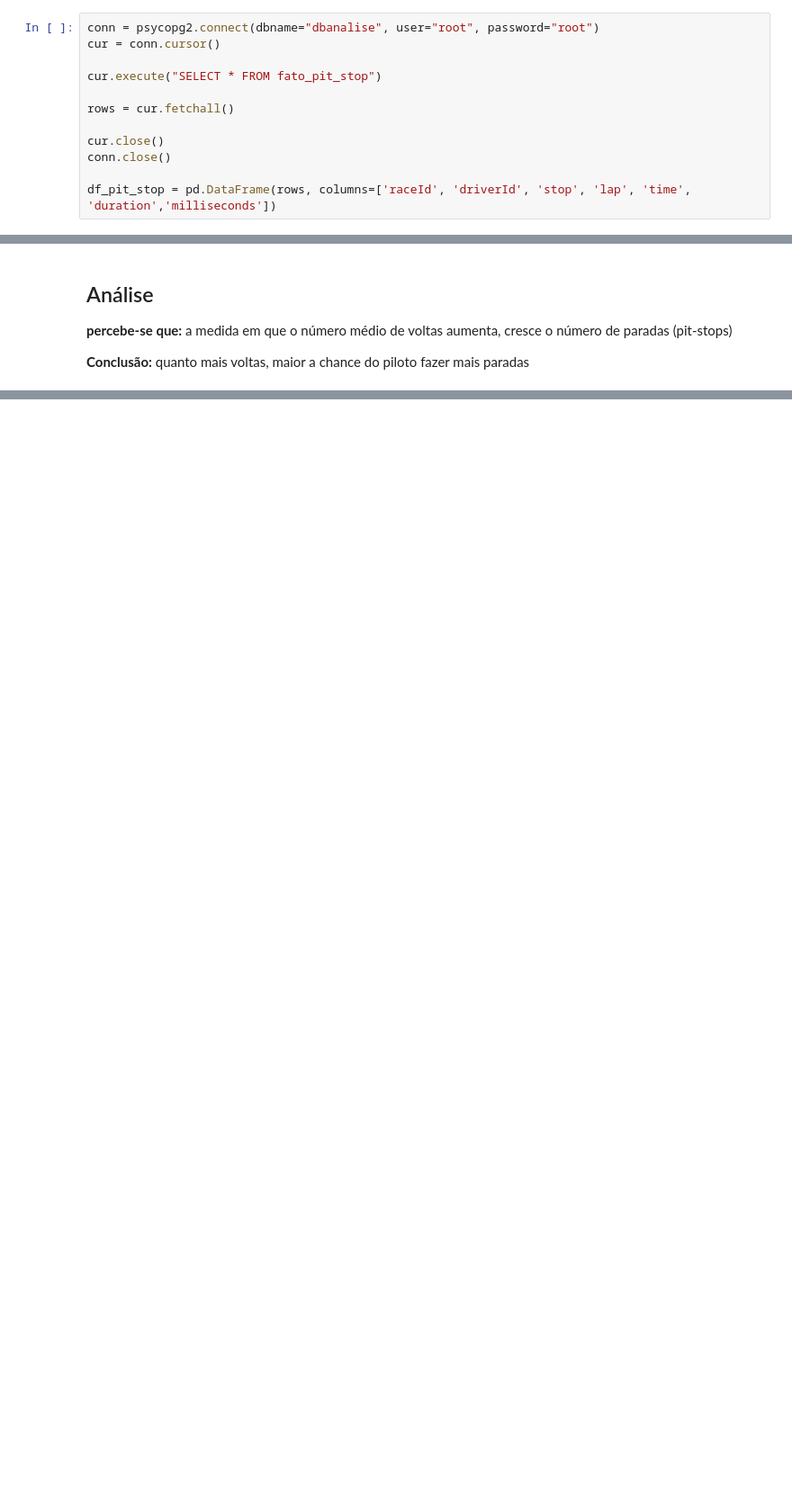
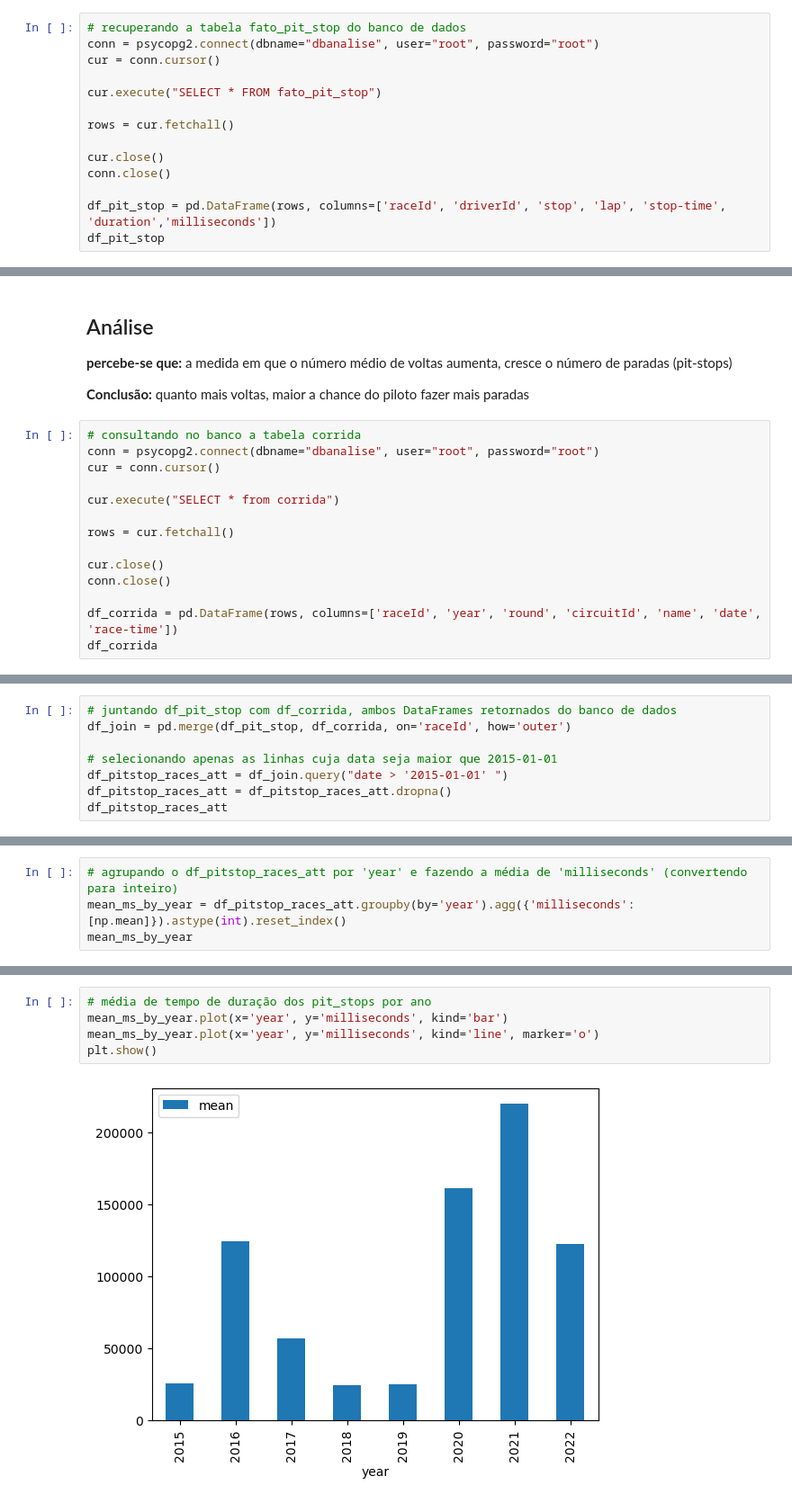
Before and after one commit to SouzaGabriel26/projeto-integrador3, a Jupyter notebook: leituraDados.ipynb, the cells around one changed output, grey strips where cells are left out. Shown: that part at 90% size. Cells and saved outputs as stored; diff of their text form; blank space fills up the shorter version.

```diff
--- a/leituraDados.ipynb
+++ b/leituraDados.ipynb
@@ -119,6 +120,7 @@ df_dimensao_circuito.head()
 # %% [markdown]
 # Teste 2° entrega
 # %%
+# recuperando a tabela fato_pit_stop do banco de dados
 conn = psycopg2.connect(dbname="dbanalise", user="root", password="root")
 cur = conn.cursor()
 
@@ -129,4 +131,5 @@ rows = cur.fetchall()
 cur.close()
 conn.close()
 
-df_pit_stop = pd.DataFrame(rows, columns=['raceId', 'driverId', 'stop', 'lap', 'time', 'duration','milliseconds'])
+df_pit_stop = pd.DataFrame(rows, columns=['raceId', 'driverId', 'stop', 'lap', 'stop-time', 'duration','milliseconds'])
+df_pit_stop
@@ -162,3 +181,17 @@ plt.show()
 <p><strong>percebe-se que:</strong> a medida em que o número médio de voltas aumenta, cresce o número de paradas (pit-stops)</p>
 </br>
 <p><strong>Conclusão:</strong> quanto mais voltas, maior a chance do piloto fazer mais paradas</p>
+# %%
+# consultando no banco a tabela corrida
+conn = psycopg2.connect(dbname="dbanalise", user="root", password="root")
+cur = conn.cursor()
+
+cur.execute("SELECT * from corrida")
+
+rows = cur.fetchall()
+
+cur.close()
+conn.close()
+
+df_corrida = pd.DataFrame(rows, columns=['raceId', 'year', 'round', 'circuitId', 'name', 'date', 'race-time'])
+df_corrida
@@ -164,0 +212,8 @@ plt.show()
+# %%
+# juntando df_pit_stop com df_corrida, ambos DataFrames retornados do banco de dados
+df_join = pd.merge(df_pit_stop, df_corrida, on='raceId', how='outer')
+
+# selecionando apenas as linhas cuja data seja maior que 2015-01-01
+df_pitstop_races_att = df_join.query("date > '2015-01-01' ")
+df_pitstop_races_att = df_pitstop_races_att.dropna()
+df_pitstop_races_att
@@ -164,0 +234,4 @@ plt.show()
+# %%
+# agrupando o df_pitstop_races_att por 'year' e fazendo a média de 'milliseconds' (convertendo para inteiro)
+mean_ms_by_year = df_pitstop_races_att.groupby(by='year').agg({'milliseconds': [np.mean]}).astype(int).reset_index()
+mean_ms_by_year
@@ -164,0 +249,7 @@ plt.show()
+# %%
+# média de tempo de duração dos pit_stops por ano
+mean_ms_by_year.plot(x='year', y='milliseconds', kind='bar')
+mean_ms_by_year.plot(x='year', y='milliseconds', kind='line', marker='o')
+plt.show()
+# %% [output]
+[figure, added]
```
Also changed, not shown: parts of 15 cells of this notebook.
